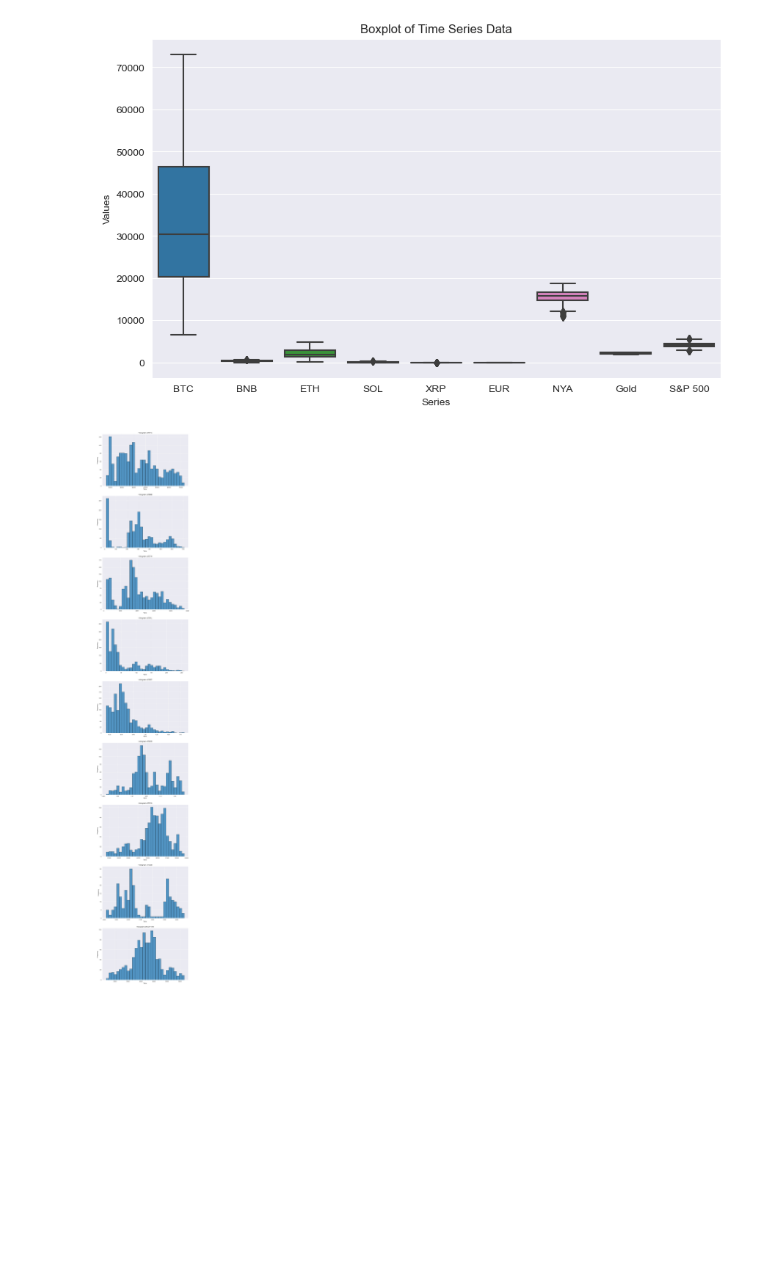
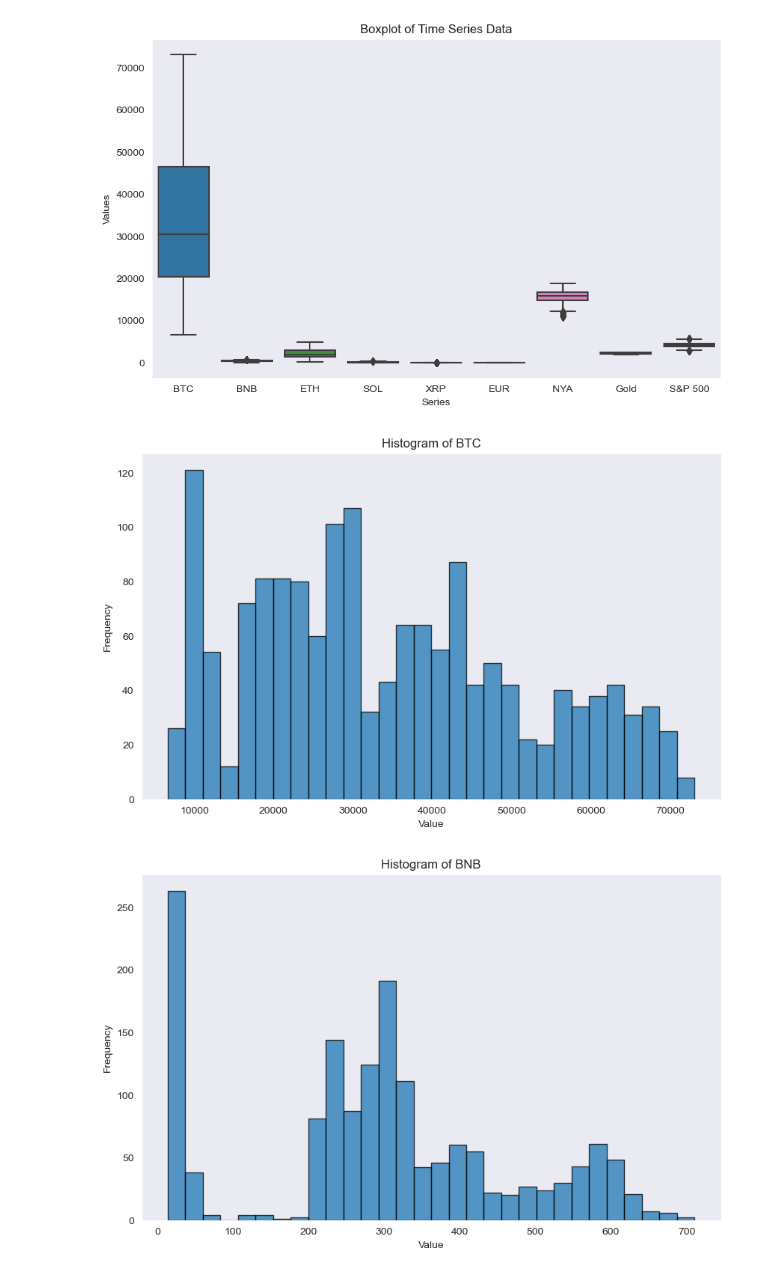
Before and after one commit to Traivok/bss, a Jupyter notebook: main.ipynb, the cells around one changed output. Cells and saved outputs as stored; diff of their text form; code cells hidden in the pictures; blank space fills up the shorter version.

```diff
--- a/main.ipynb
+++ b/main.ipynb
@@ -76,15 +77,15 @@ plt.show()
 # %% [output]
 [figure]
 # %%
-fig, axes = plt.subplots(nrows=len(time_series_list), ncols=1, figsize=(10, 6 * len(time_series_list)))
-fig.tight_layout(pad=5.0)
-
-for ax, (data, name) in zip(axes, time_series_list):
-    ax.hist(data, bins=30, alpha=0.75, edgecolor='black')
-    ax.set_title(f'Histogram of {name}')
-    ax.set_xlabel('Value')
-    ax.set_ylabel('Frequency')
-
-plt.show()
+for data, name in time_series_list:
+    plt.figure(figsize=(10, 6))
+    plt.hist(data, bins=30, alpha=0.75, edgecolor='black')
+    plt.title(f'Histogram of {name}')
+    plt.xlabel('Value')
+    plt.ylabel('Frequency')
+    plt.grid(False)
+    plt.savefig(f'imgs/{name}_hist.png')
+    plt.show()
 # %% [output]
-[figure, old version]
+[figure, new version]
+[figure, added]
```
Also changed, not shown: parts of 6 cells of this notebook, 13 other files.
